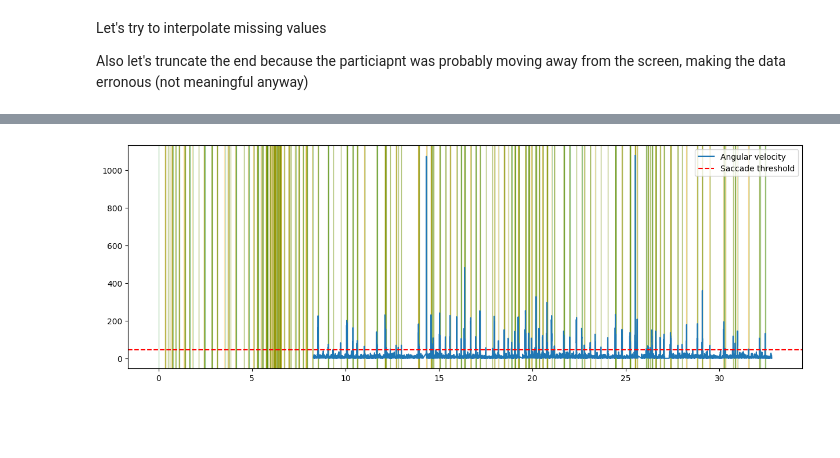
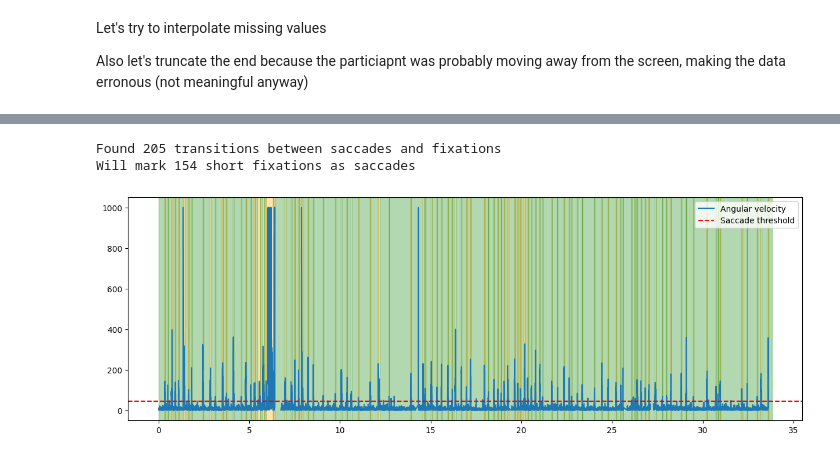
Before and after one commit to Alex0021/thesis-adaptive-swarm-interfaces, a Jupyter notebook: research/cognitive_load_models/notebooks/01_explore_datasets.ipynb, the cells around one changed output, grey strips where cells are left out. Drawn from its saved outputs; the diff is of its cells as text; code cells hidden in the pictures; blank space fills up the shorter version.

```diff
--- a/research/cognitive_load_models/notebooks/01_explore_datasets.ipynb
+++ b/research/cognitive_load_models/notebooks/01_explore_datasets.ipynb
@@ -181,6 +201,9 @@ print(f"Number of long low confidence periods (> 300 ms): {(low_confidence_df_gf
 
 gaps_to_fill_df = low_confidence_df_gfoup[low_confidence_df_gfoup['low_confidence']['first'] & (low_confidence_df_gfoup['duration_ms'] < 100)]
 gaps_to_fill_df = gaps_to_fill_df[[('id', 'min'), ('id', 'max'), ('timestamp', 'min'), ('timestamp', 'max')]].reset_index(drop=True)
+gaps_to_fill_df[('id','min')] = gaps_to_fill_df[('id','min')].astype(int)
+gaps_to_fill_df[('id','max')] = gaps_to_fill_df[('id','max')].astype(int)
+
 display(gaps_to_fill_df.head())
 
 average_openness_delta_valid_samples = low_confidence_df_gfoup[(~low_confidence_df_gfoup['low_confidence']['first'])]['openness_delta'].mean()
@@ -193,6 +216,7 @@ custom_blinks_df['stop_timestamp'] = custom_blinks_df['timestamp']['max']
 custom_blinks_df['start_id'] = custom_blinks_df['id']['min']
 custom_blinks_df['stop_id'] = custom_blinks_df['id']['max']
 custom_blinks_df = custom_blinks_df[['start_id', 'stop_id', 'start_timestamp', 'stop_timestamp', 'duration_ms']].reset_index(drop=True)
+custom_blinks_df = custom_blinks_df.droplevel(level=1, axis=1)
 custom_blinks_df.head()
 # %% [output]
 Number of low confidence periods with a single sample: 22
@@ -337,0 +367,13 @@ ValueError: Cannot mask with non-boolean array containing NA / NaN values
+# %%
+# First, for the gaze data, just drop the samples in the blinks since interpolating is meaningless
+MARGIN = 5
+interpolated_gaze_df = interpolated_eye_data_df[
+    ['timestamp', 'interpolated', 'gaze_angle_delta_deg',
+     'gaze_point_3d_x', 'gaze_point_3d_y', 'gaze_point_3d_z',
+     'norm_pos_x', 'norm_pos_y']
+].copy()
+for _, row in custom_blinks_df.iterrows():
+    # Set gaze points to NaN
+    columns = [c for c in interpolated_gaze_df.columns if c not in ['timestamp', 'interpolated']]
+    interpolated_gaze_df.loc[(interpolated_gaze_df.index >= row['start_id'] - MARGIN) & (interpolated_gaze_df.index <= row['stop_id'] + MARGIN), columns] = np.nan
+interpolated_gaze_df['gaze_angle_delta_deg'].isna().sum()
@@ -407,23 +522,53 @@ Name: gaze_timestamp, dtype: float64
 # %%
 VELOCITY_THRESH = 45
 
-filtered_gaze_angular_df['prev_gaze_angle'] = filtered_gaze_angular_df['gaze_angle'].shift(1)
-filtered_gaze_angular_df['delta_time'] = filtered_gaze_angular_df['timestamp'] - filtered_gaze_angular_df['timestamp'].shift(1)
-filtered_gaze_angular_df['angular_velocity'] = filtered_gaze_angular_df.apply(calculate_angular_velocity, axis=1)
 fig, ax = plt.subplots(figsize=(15, 5))
-ax.plot(filtered_gaze_angular_df[2000:]['timestamp'], filtered_gaze_angular_df[2000:]['angular_velocity'], label='Angular velocity')
+ax.plot(interpolated_gaze_df['timestamp'], interpolated_gaze_df['gaze_angular_velocity'], label='Angular velocity')
 ax.axhline(VELOCITY_THRESH, color='red', linestyle='--', label='Saccade threshold')
 ax.legend()
 
 # Let's mark the zones for saccades and fixations based on the angular velocity
-filtered_gaze_angular_df['saccade'] = filtered_gaze_angular_df['angular_velocity'] > VELOCITY_THRESH
-filtered_gaze_angular_df['fixation'] = ~filtered_gaze_angular_df['saccade']
-# Identify transitions between saccades and fixations
-filtered_gaze_angular_df['transition'] = filtered_gaze_angular_df['saccade'] != filtered_gaze_angular_df['saccade'].shift(1)
-for idx in filtered_gaze_angular_df[filtered_gaze_angular_df['transition']].index:
-    if filtered_gaze_angular_df.loc[idx, 'saccade']:
-        ax.axvspan(filtered_gaze_angular_df.loc[idx, 'timestamp'], filtered_gaze_angular_df.loc[idx+1, 'timestamp'], color='orange', alpha=0.3)
+interpolated_gaze_df['saccade'] = interpolated_gaze_df['gaze_angular_velocity'] > VELOCITY_THRESH
+interpolated_gaze_df['fixation'] = ~interpolated_gaze_df['saccade']
+print(f"Found {interpolated_gaze_df['transition'].sum()} transitions between saccades and fixations")
+
+# 1- Fixations should have a minimum duration of 55 ms (COLET dataset) ~15 datapoins
+interpolated_gaze_df['transition'] = interpolated_gaze_df['saccade'] != interpolated_gaze_df['saccade'].shift(1)
+interpolated_gaze_df['id'] = interpolated_gaze_df.index
+grouped_transitions = interpolated_gaze_df.groupby(interpolated_gaze_df['transition'].cumsum())
+# find groups of fixations with a duration less than 55 ms and mark them as saccades
+fixation_groups = grouped_transitions.agg({'fixation': ['first', 'count'], 'id': ['min', 'max']})
+print(f"Will mark {((fixation_groups[('fixation', 'count')] < 15) & (fixation_groups[('fixation', 'first')])).sum()} short fixations as saccades")
+for idx, group in fixation_groups.iterrows():
+    if group['fixation']['count'] < 15 and group['fixation']['first']:  # 55 ms at 250 Hz sampling rate
+        # Mark the entire group as saccade
+        interpolated_gaze_df.loc[group['id']['min']:group['id']['max'], 'saccade'] = True
+        interpolated_gaze_df.loc[group['id']['min']:group['id']['max'], 'fixation'] = False
+
+
+# Merge if only one sample in the transition to avoid marking very short saccades or fixations
+interpolated_gaze_df['saccade'] = interpolated_gaze_df['saccade'].astype(np.int32)
+interpolated_gaze_df['fixation'] = interpolated_gaze_df['fixation'].astype(np.int32)
+interpolated_gaze_df['transition'] = interpolated_gaze_df['saccade'] != interpolated_gaze_df['saccade'].shift(1)
+grouped_transitions = interpolated_gaze_df.groupby(interpolated_gaze_df['transition'].cumsum())
+single_samples = grouped_transitions.agg({'saccade': 'count', 'id': 'first', 'fixation': 'count'})
+single_samples = single_samples[(single_samples['saccade'] == 1) | (single_samples['fixation'] == 1)]['id']
+interpolated_gaze_df.loc[single_samples, 'saccade'] = pd.NA
+interpolated_gaze_df.loc[single_samples, 'fixation'] = pd.NA
+# Interpolate nearest neighbor to fill the single sample gaps
+interpolated_gaze_df['saccade'] = interpolated_gaze_df['saccade'].interpolate(method='nearest')
+interpolated_gaze_df['fixation'] = interpolated_gaze_df['fixation'].interpolate(method='nearest')
+interpolated_gaze_df['saccade'] = interpolated_gaze_df['saccade'].astype(np.bool)
+interpolated_gaze_df['fixation'] = interpolated_gaze_df['fixation'].astype(np.bool)
+
+interpolated_gaze_df['transition'] = interpolated_gaze_df['saccade'] != interpolated_gaze_df['saccade'].shift(1)
+grouped_transitions = interpolated_gaze_df.groupby(interpolated_gaze_df['transition'].cumsum())
+for idx, group in grouped_transitions:
+    if group.iloc[0]['saccade']:
+        ax.axvspan(group.iloc[0]['timestamp'], group.iloc[-1]['timestamp'], color='orange', alpha=0.3)
     else:
-        ax.axvspan(filtered_gaze_angular_df.loc[idx, 'timestamp'], filtered_gaze_angular_df.loc[idx+1, 'timestamp'], color='green', alpha=0.3)
+        ax.axvspan(group.iloc[0]['timestamp'], group.iloc[-1]['timestamp'], color='green', alpha=0.3)
 # %% [output]
+Found 205 transitions between saccades and fixations
+Will mark 154 short fixations as saccades
-[figure, old version]
+[figure, new version]
```
Also changed, not shown: parts of 22 cells of this notebook.
